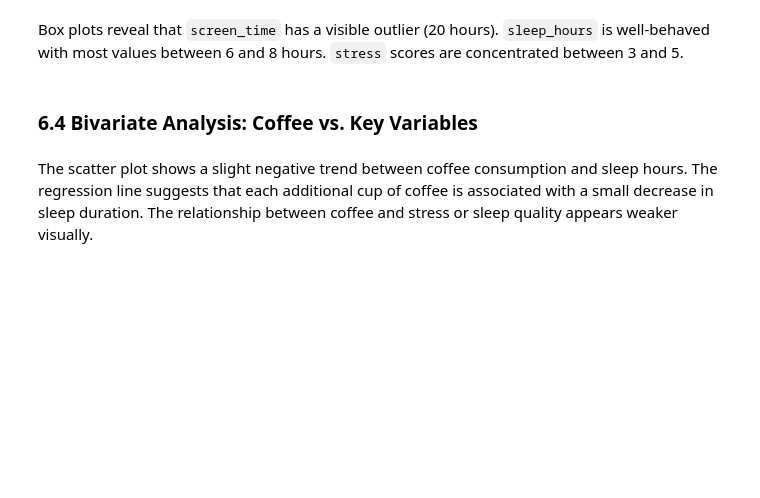
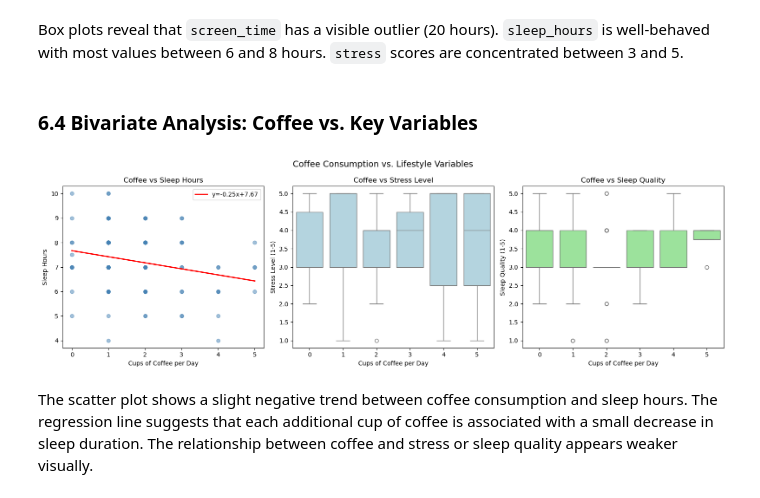
Before and after one commit to Serasb/DSA210-Project, a Jupyter notebook: EDA.ipynb, the cells around one changed output. Cells and saved outputs as stored; diff of their text form; code cells hidden in the pictures; blank space fills up the shorter version.

Commit message:
Milestone 1: Final EDA notebook with visualizations and hypothesis testing

```diff
--- a/EDA.ipynb
+++ b/EDA.ipynb
@@ -158,31 +227,33 @@ Box plots reveal that `screen_time` has a visible outlier (20 hours). `sleep_hou
 # %%
 fig, axes = plt.subplots(1, 3, figsize=(16, 5))
 fig.suptitle("Coffee Consumption vs. Lifestyle Variables", fontsize=14)
 
 # Coffee vs Sleep Hours (scatter)
 axes[0].scatter(df["coffee"], df["sleep_hours"], alpha=0.5, color='steelblue')
 m, b = np.polyfit(df["coffee"], df["sleep_hours"], 1)
 x_line = np.linspace(df["coffee"].min(), df["coffee"].max(), 100)
 axes[0].plot(x_line, m*x_line + b, color='red', linewidth=2, label=f'y={m:.2f}x+{b:.2f}')
 axes[0].set_xlabel("Cups of Coffee per Day")
 axes[0].set_ylabel("Sleep Hours")
 axes[0].set_title("Coffee vs Sleep Hours")
 axes[0].legend()
 
 # Coffee vs Stress (box per category)
-sns.boxplot(x="coffee", y="stress", data=df, ax=axes[1], palette="Blues")
+sns.boxplot(x="coffee", y="stress", data=df, ax=axes[1], color="lightblue")
 axes[1].set_title("Coffee vs Stress Level")
 axes[1].set_xlabel("Cups of Coffee per Day")
 axes[1].set_ylabel("Stress Level (1-5)")
 
 # Coffee vs Sleep Quality (box per category)
-sns.boxplot(x="coffee", y="sleep_quality", data=df, ax=axes[2], palette="Greens")
+sns.boxplot(x="coffee", y="sleep_quality", data=df, ax=axes[2], color="lightgreen")
 axes[2].set_title("Coffee vs Sleep Quality")
 axes[2].set_xlabel("Cups of Coffee per Day")
 axes[2].set_ylabel("Sleep Quality (1-5)")
 
 plt.tight_layout()
 plt.show()
+# %% [output]
+[figure, added]
 # %% [markdown]
 The scatter plot shows a slight negative trend between coffee consumption and sleep hours. The regression line suggests that each additional cup of coffee is associated with a small decrease in sleep duration. The relationship between coffee and stress or sleep quality appears weaker visually.
 # %% [markdown]
```
Also changed, not shown: parts of 16 cells of this notebook.
